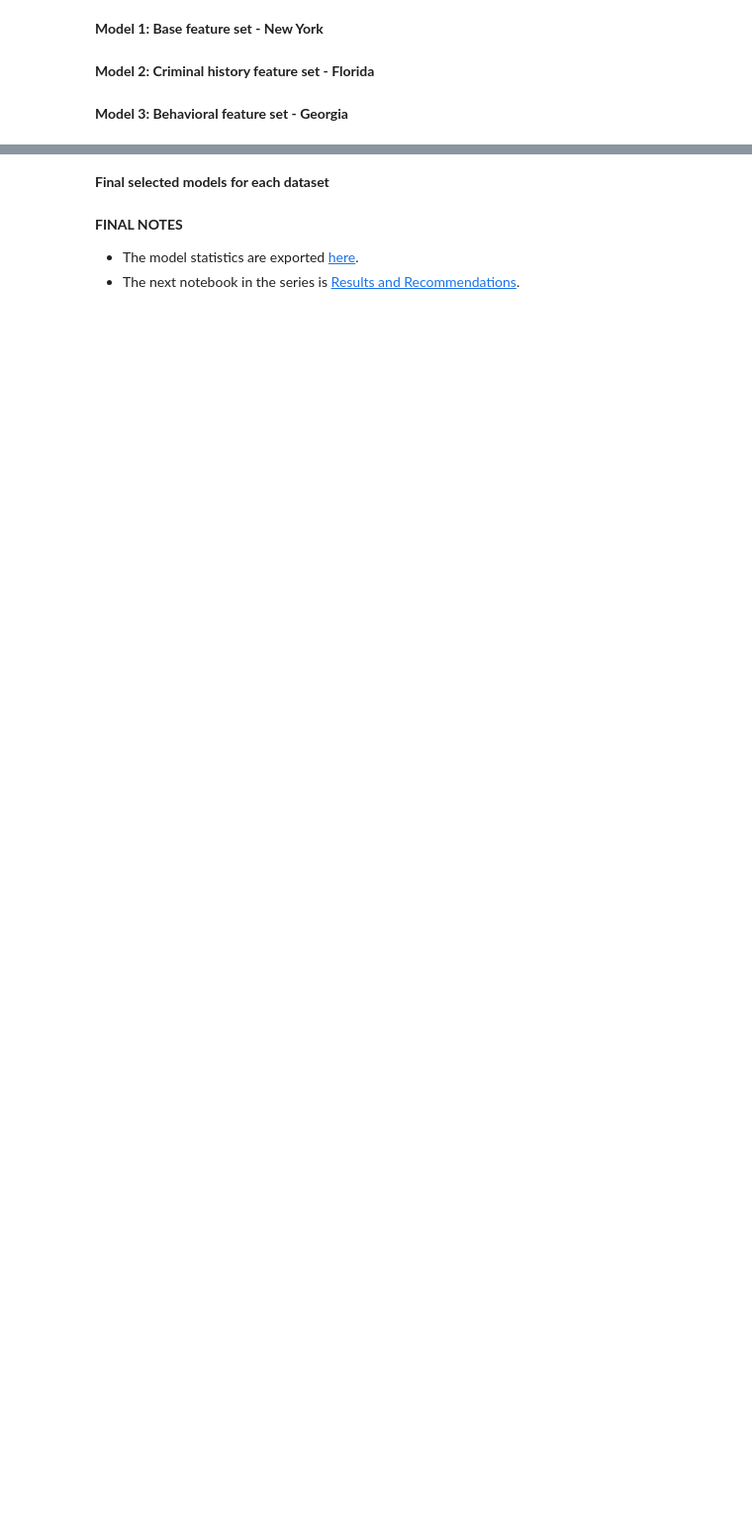
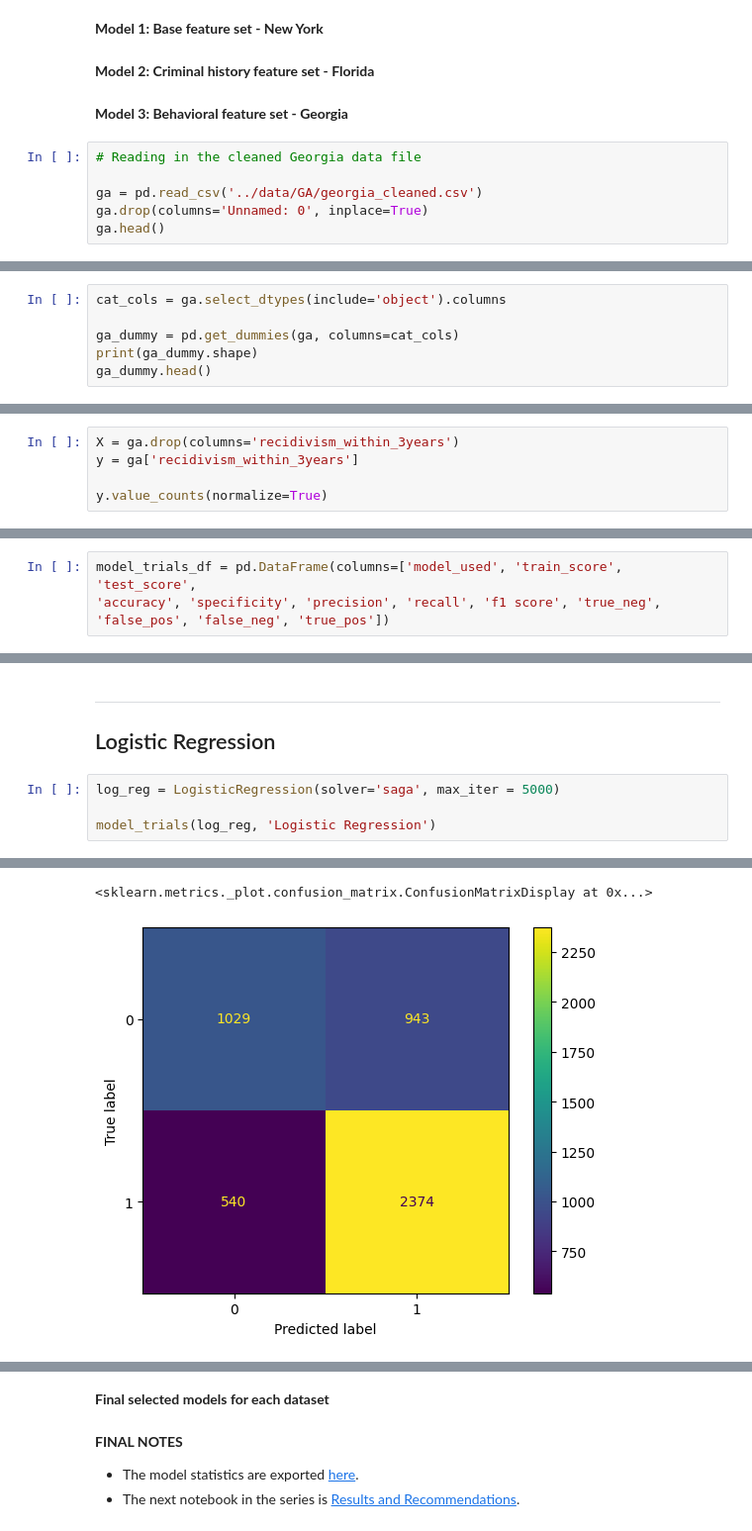
Before and after one commit to ga-dsi-822-group4/recidivism, a Jupyter notebook: notebooks/03_modeling.ipynb, the cells around one changed output, grey strips where cells are left out. Shown: that part at 99% size. Cells and saved outputs as stored; diff of their text form; blank space fills up the shorter version.

Commit message:
GA Cleaning and Modeling Added

```diff
--- a/notebooks/03_modeling.ipynb
+++ b/notebooks/03_modeling.ipynb
@@ -18,3 +34,9 @@ For background on this project, please see the [README](../README.md).
 **Model 2: Criminal history feature set - Florida**
 # %% [markdown]
 **Model 3: Behavioral feature set - Georgia**
+# %%
+# Reading in the cleaned Georgia data file
+
+ga = pd.read_csv('../data/GA/georgia_cleaned.csv')
+ga.drop(columns='Unnamed: 0', inplace=True)
+ga.head()
@@ -20,0 +55,6 @@ For background on this project, please see the [README](../README.md).
+# %%
+cat_cols = ga.select_dtypes(include='object').columns
+
+ga_dummy = pd.get_dummies(ga, columns=cat_cols)
+print(ga_dummy.shape)
+ga_dummy.head()
@@ -20,0 +74,5 @@ For background on this project, please see the [README](../README.md).
+# %%
+X = ga.drop(columns='recidivism_within_3years')
+y = ga['recidivism_within_3years']
+
+y.value_counts(normalize=True)
@@ -20,0 +91,3 @@ For background on this project, please see the [README](../README.md).
+# %%
+model_trials_df = pd.DataFrame(columns=['model_used', 'train_score', 'test_score',
+'accuracy', 'specificity', 'precision', 'recall', 'f1 score', 'true_neg', 'false_pos', 'false_neg', 'true_pos'])
@@ -20,0 +137,8 @@ For background on this project, please see the [README](../README.md).
+# %% [markdown]
+---
+## Logistic Regression
+# %%
+log_reg = LogisticRegression(solver='saga', max_iter = 5000)
+
+model_trials(log_reg, 'Logistic Regression')
+# %% [output]
@@ -20,0 +156,2 @@ For background on this project, please see the [README](../README.md).
+<sklearn.metrics._plot.confusion_matrix.ConfusionMatrixDisplay at 0x...>
+[figure, added]
```
Also changed, not shown: parts of 81 cells of this notebook, 4 other files.
